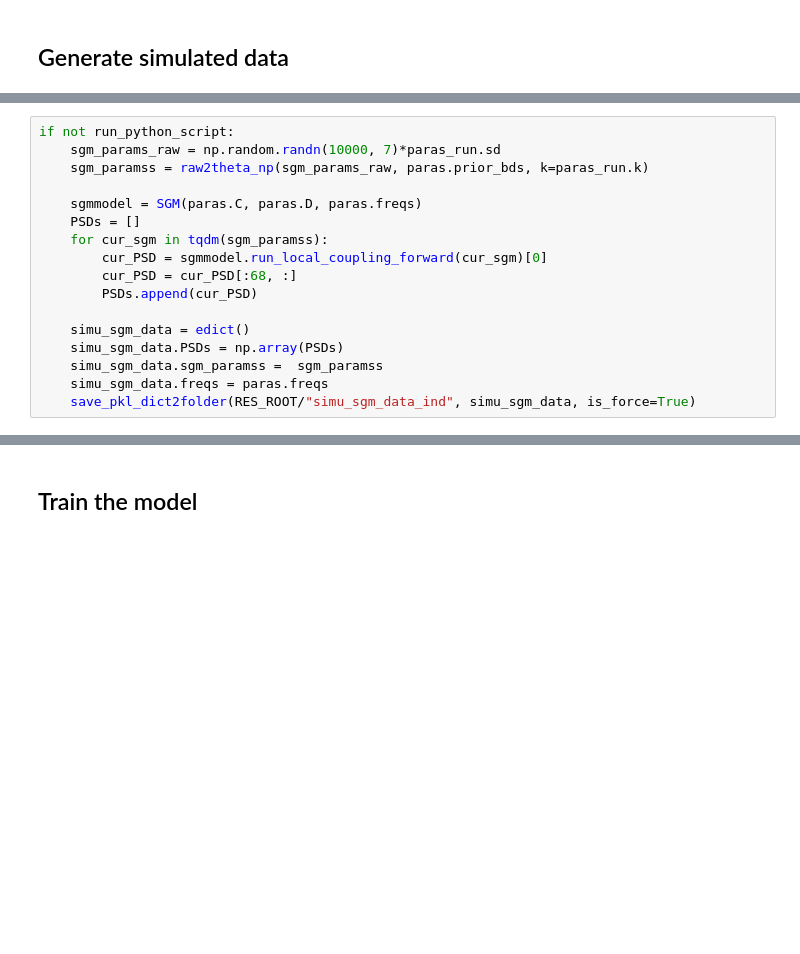
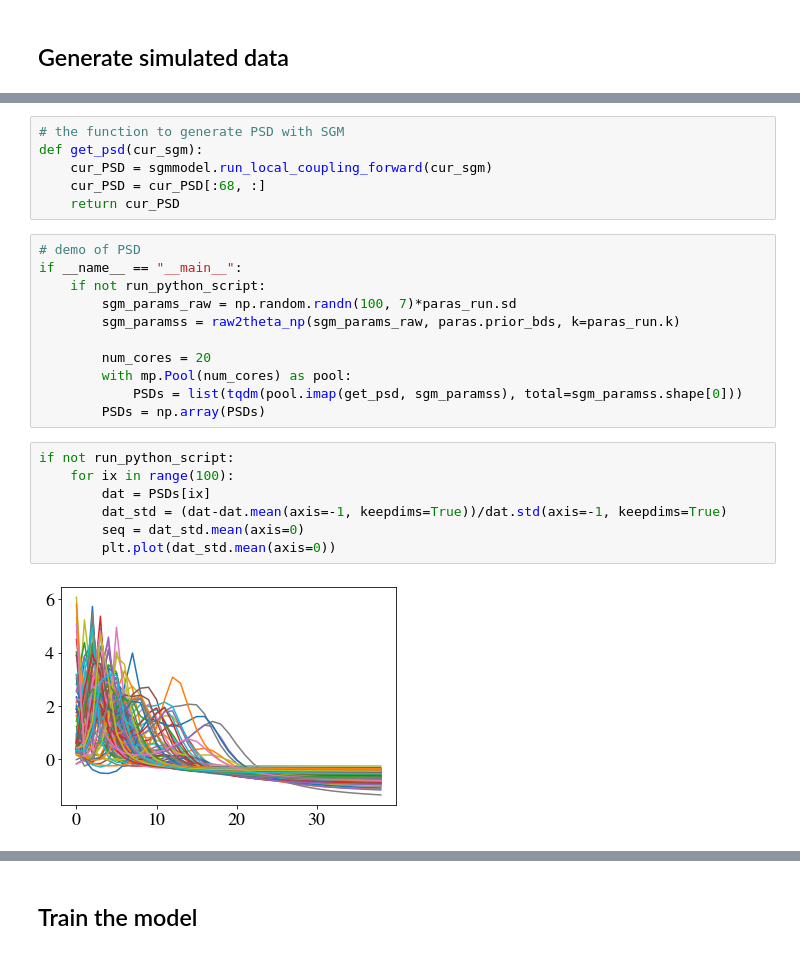
Before and after one commit to JINhuaqing/TV-SGM, a Jupyter notebook: notebooks/SGM_approx.ipynb, the cells around one changed output, grey strips where cells are left out. Saved outputs shown, nothing was run; the diff lists cells and outputs as text; blank space fills up the shorter version.

```diff
--- a/notebooks/SGM_approx.ipynb
+++ b/notebooks/SGM_approx.ipynb
@@ -124,17 +134,26 @@ if not run_python_script:
-# %%
-if not run_python_script:
-    sgm_params_raw = np.random.randn(10000, 7)*paras_run.sd
-    sgm_paramss = raw2theta_np(sgm_params_raw, paras.prior_bds, k=paras_run.k)
-
-    sgmmodel = SGM(paras.C, paras.D, paras.freqs)
-    PSDs = []
-    for cur_sgm in tqdm(sgm_paramss):
-        cur_PSD = sgmmodel.run_local_coupling_forward(cur_sgm)[0]
-        cur_PSD = cur_PSD[:68, :]
-        PSDs.append(cur_PSD)
-
-    simu_sgm_data = edict()
-    simu_sgm_data.PSDs = np.array(PSDs)
-    simu_sgm_data.sgm_paramss =  sgm_paramss
-    simu_sgm_data.freqs = paras.freqs
-    save_pkl_dict2folder(RES_ROOT/"simu_sgm_data_ind", simu_sgm_data, is_force=True)
+# %%
+# the function to generate PSD with SGM
+def get_psd(cur_sgm):
+    cur_PSD = sgmmodel.run_local_coupling_forward(cur_sgm)
+    cur_PSD = cur_PSD[:68, :]
+    return cur_PSD
+# %%
+# demo of PSD
+if __name__ == "__main__":
+    if not run_python_script:
+        sgm_params_raw = np.random.randn(100, 7)*paras_run.sd
+        sgm_paramss = raw2theta_np(sgm_params_raw, paras.prior_bds, k=paras_run.k)
+
+        num_cores = 20
+        with mp.Pool(num_cores) as pool:
+            PSDs = list(tqdm(pool.imap(get_psd, sgm_paramss), total=sgm_paramss.shape[0]))
+        PSDs = np.array(PSDs)
+# %%
+if not run_python_script:
+    for ix in range(100):
+        dat = PSDs[ix]
+        dat_std = (dat-dat.mean(axis=-1, keepdims=True))/dat.std(axis=-1, keepdims=True)
+        seq = dat_std.mean(axis=0)
+        plt.plot(dat_std.mean(axis=0))
+# %% [output]
+[figure, added]
```
Also changed, not shown: parts of 25 cells of this notebook, 14 other files.
